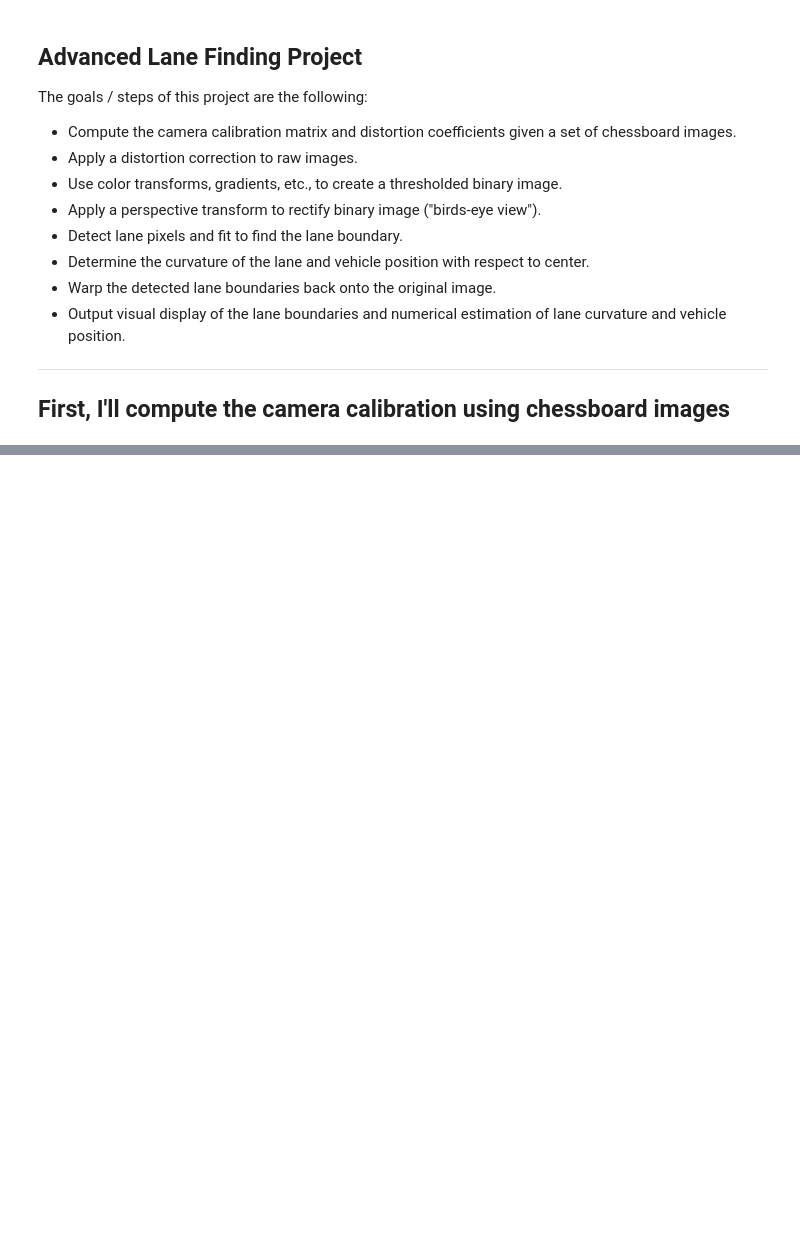
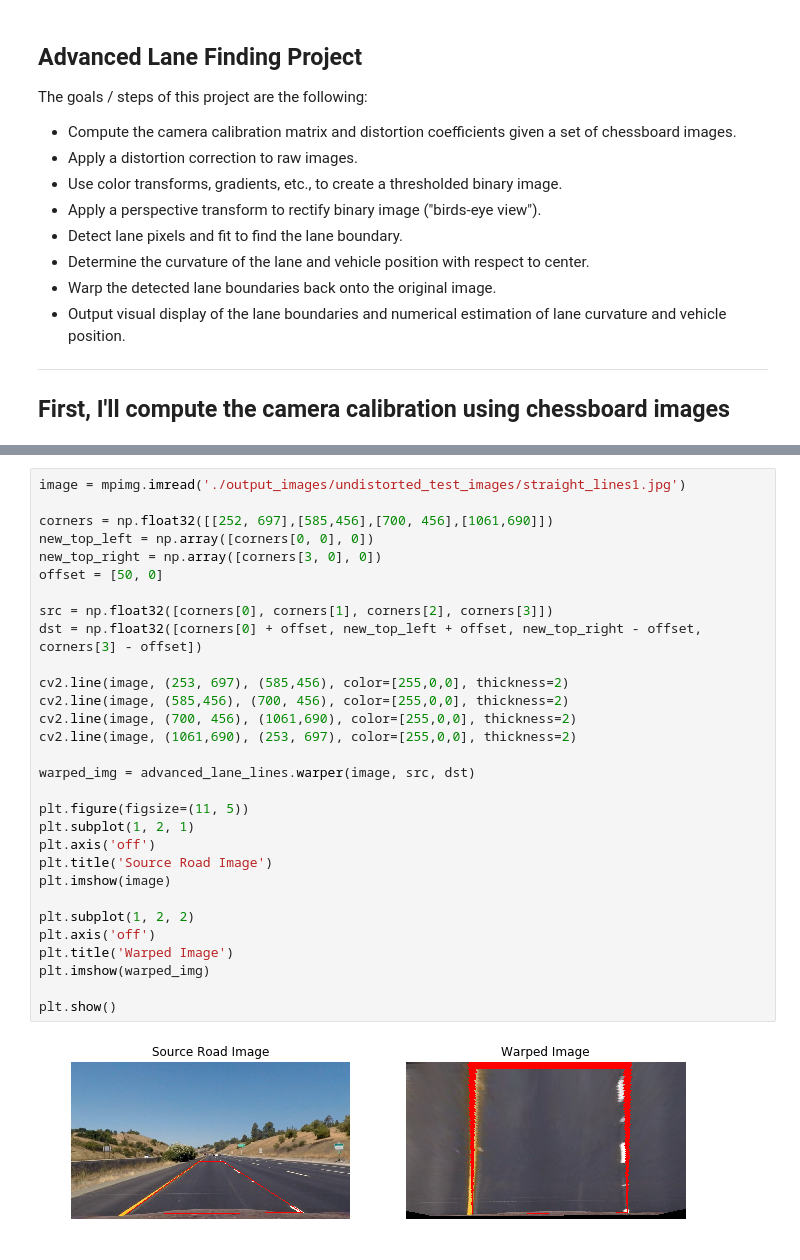
Before and after one commit to Wellingking/CarND-Advanced-Lane-Lines, a Jupyter notebook: advanced_lane_lines.ipynb, the cells around one changed output, grey strips where cells are left out. Drawn from its saved outputs; the diff is of its cells as text; blank space fills up the shorter version.

```diff
--- a/advanced_lane_lines.ipynb
+++ b/advanced_lane_lines.ipynb
@@ -120,0 +231,32 @@ for image_file in calibration_images:
+# %%
+image = mpimg.imread('./output_images/undistorted_test_images/straight_lines1.jpg')
+
+corners = np.float32([[252, 697],[585,456],[700, 456],[1061,690]])
+new_top_left = np.array([corners[0, 0], 0])
+new_top_right = np.array([corners[3, 0], 0])
+offset = [50, 0]
+
+src = np.float32([corners[0], corners[1], corners[2], corners[3]])
+dst = np.float32([corners[0] + offset, new_top_left + offset, new_top_right - offset, corners[3] - offset])
+
+cv2.line(image, (253, 697), (585,456), color=[255,0,0], thickness=2)
+cv2.line(image, (585,456), (700, 456), color=[255,0,0], thickness=2)
+cv2.line(image, (700, 456), (1061,690), color=[255,0,0], thickness=2)
+cv2.line(image, (1061,690), (253, 697), color=[255,0,0], thickness=2)
+
+warped_img = advanced_lane_lines.warper(image, src, dst)
+
+plt.figure(figsize=(11, 5))
+plt.subplot(1, 2, 1)
+plt.axis('off')
+plt.title('Source Road Image')
+plt.imshow(image)
+
+plt.subplot(1, 2, 2)
+plt.axis('off')
+plt.title('Warped Image')
+plt.imshow(warped_img)
+
+plt.show()
+# %% [output]
+[figure, added]
```
Also changed, not shown: parts of 23 cells of this notebook, 18 other files.
